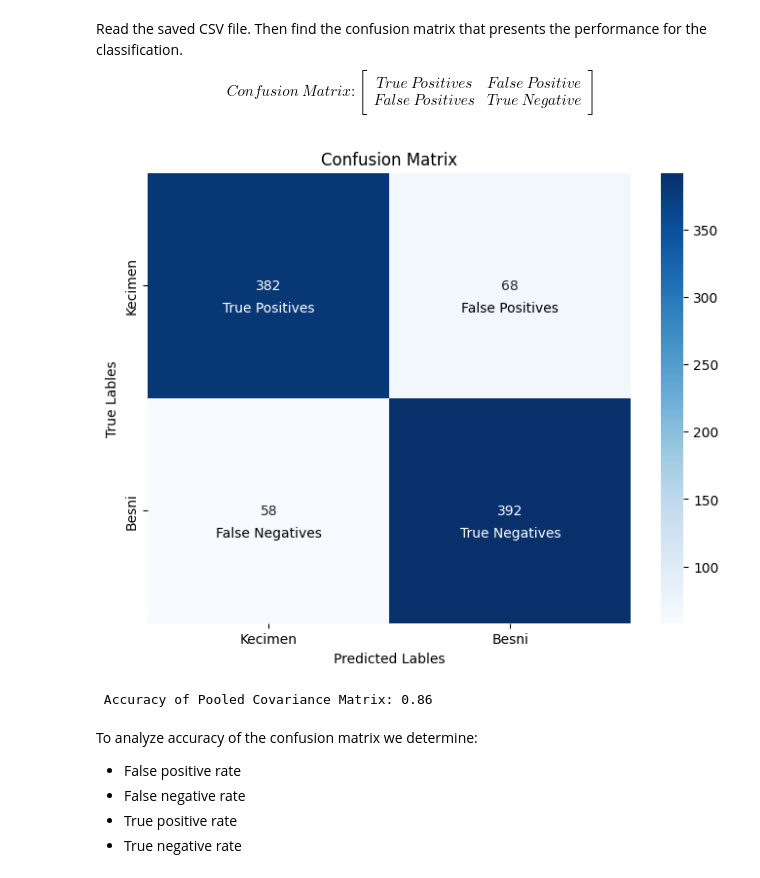
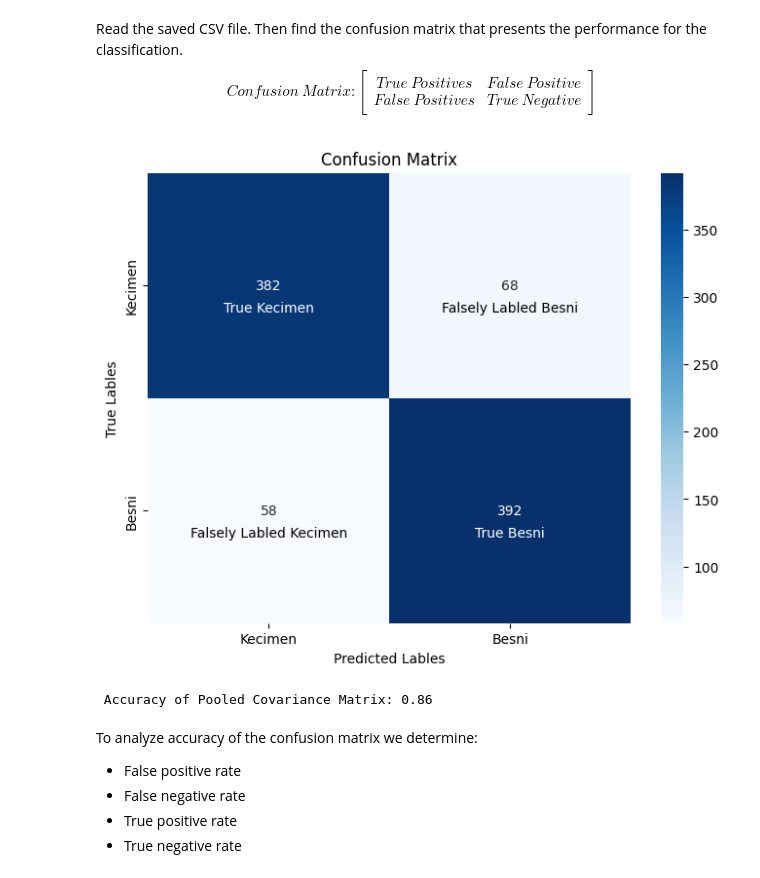
Before and after one commit to Tatwik19/PyDFA-PCA-ImageComp, a Jupyter notebook: Project_1_DFA_PCA/01_PyDFA-PCA-Analytics.ipynb, the cells around one changed output. Saved outputs shown, nothing was run; the diff lists cells and outputs as text; code cells hidden in the pictures.

Commit message:
Updated Confusion Matrix

```diff
--- a/Project_1_DFA_PCA/01_PyDFA-PCA-Analytics.ipynb
+++ b/Project_1_DFA_PCA/01_PyDFA-PCA-Analytics.ipynb
@@ -210,31 +226,31 @@ confusionMatrix_pooled = confusion_matrix(trueLabels, PredictedClass)
 
 # Calculate the accuracy score based on true and predicted labels
 accPooled = accuracy_score(trueLabels, PredictedClass)
-# %%
-# Plotting the Confusion Matrix
-plt.figure(figsize=(8, 6))
-sns.heatmap(confusionMatrix_pooled, annot=True, fmt="d", cmap="Blues",
-            xticklabels=["Kecimen", "Besni"],
-            yticklabels=["Kecimen", "Besni"])
-
-plt.title('Confusion Matrix')
-plt.xlabel('Predicted Lables')
-plt.ylabel('True Lables')
-
-plt.text(0.5, 0.6, f'True Positives', ha='center',
-         va='center', color='white', fontsize=10)
-plt.text(1.5, 0.6, f'False Positives', ha='center',
-         va='center', color='black', fontsize=10)
-plt.text(0.5, 1.6, f'False Negatives', ha='center',
-         va='center', color='black', fontsize=10)
-plt.text(1.5, 1.6, f'True Negatives', ha='center',
-         va='center', color='white', fontsize=10)
-plt.show()
-
-print(f"\n Accuracy of Pooled Covariance Matrix: {accPooled:.2f}")
-# %% [output]
-[figure, removed]
- Accuracy of Pooled Covariance Matrix: 0.86
+# %%
+# Plotting the Confusion Matrix
+plt.figure(figsize=(8, 6))
+sns.heatmap(confusionMatrix_pooled, annot=True, fmt="d", cmap="Blues",
+            xticklabels=["Kecimen", "Besni"],
+            yticklabels=["Kecimen", "Besni"])
+
+plt.title('Confusion Matrix')
+plt.xlabel('Predicted Lables')
+plt.ylabel('True Lables')
+
+plt.text(0.5, 0.6, f'True Kecimen', ha='center',
+         va='center', color='white', fontsize=10)
+plt.text(1.5, 0.6, f'Falsely Labled Besni', ha='center',
+         va='center', color='black', fontsize=10)
+plt.text(0.5, 1.6, f'Falsely Labled Kecimen', ha='center',
+         va='center', color='black', fontsize=10)
+plt.text(1.5, 1.6, f'True Besni', ha='center',
+         va='center', color='white', fontsize=10)
+plt.show()
+
+print(f"\n Accuracy of Pooled Covariance Matrix: {accPooled:.2f}")
+# %% [output]
+[figure, added]
+ Accuracy of Pooled Covariance Matrix: 0.86
 # %% [markdown]
 To analyze accuracy of the confusion matrix we determine:
 - False positive rate
```
Also changed, not shown: parts of 9 cells of this notebook.
